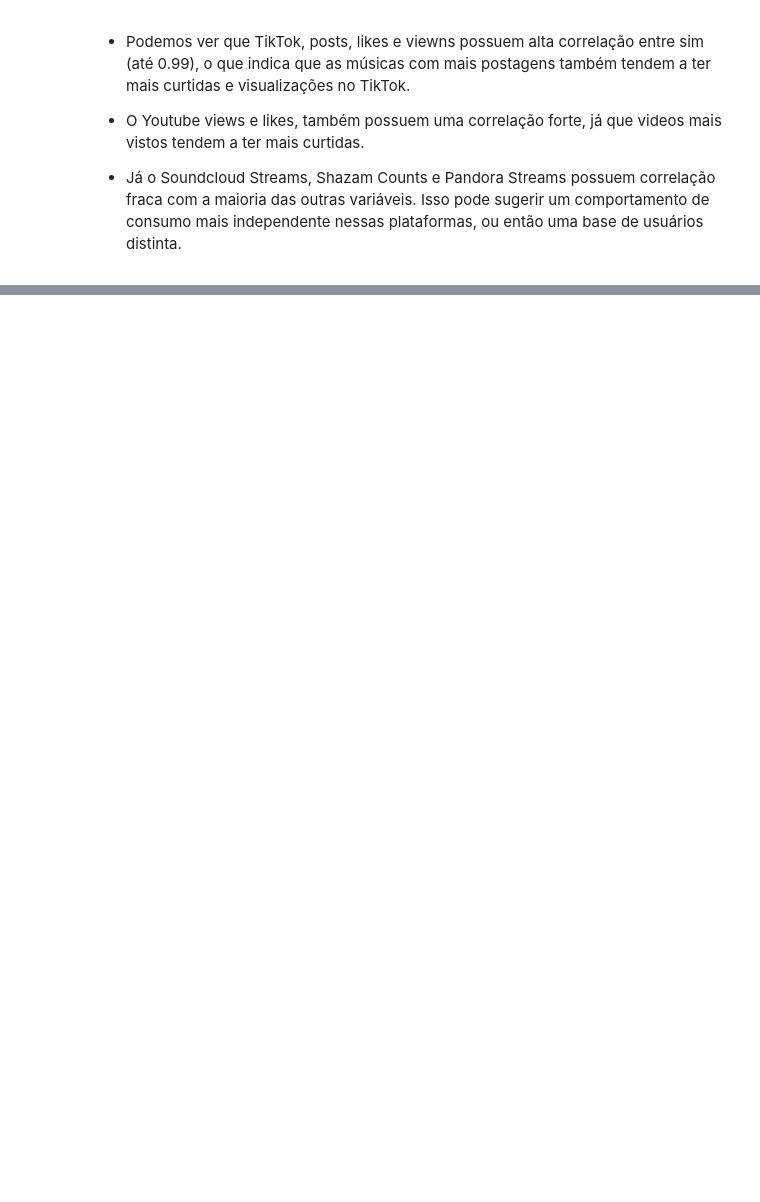
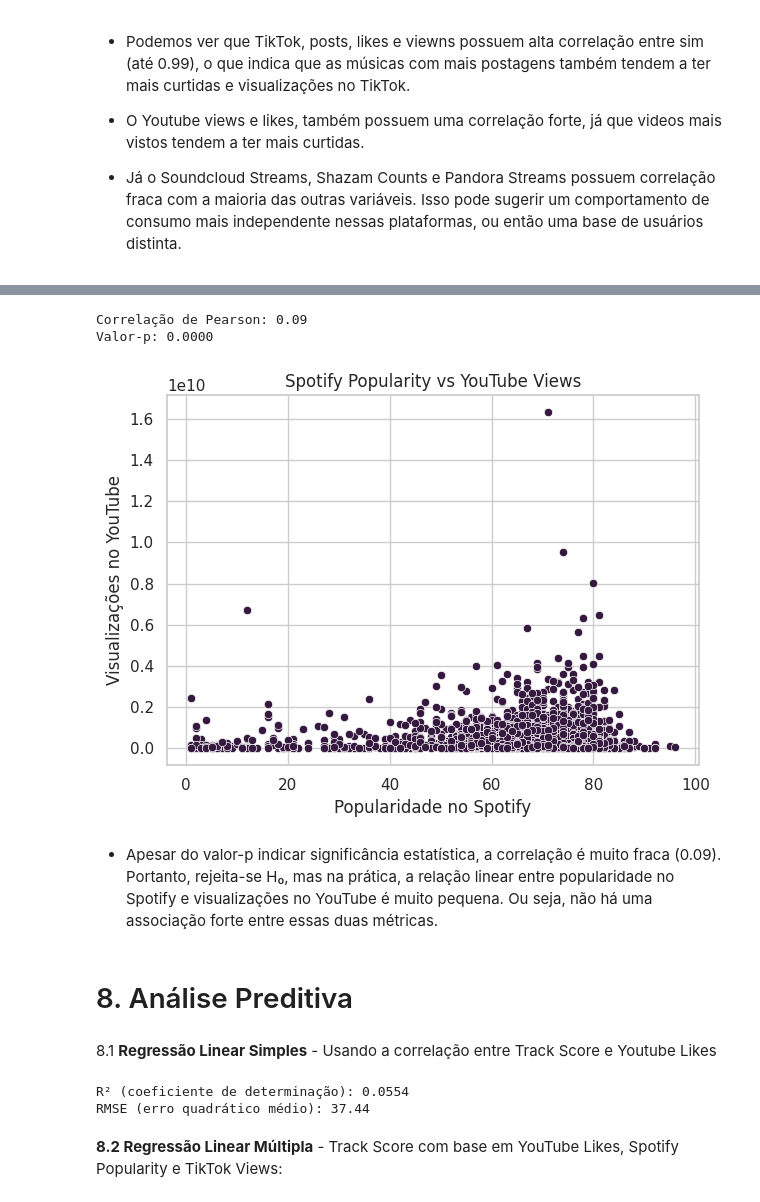
Before and after one commit to Hamashyach/AnaliseDados_projeto1, a Jupyter notebook: ProjetoMusicas.ipynb, the cells around one changed output, grey strips where cells are left out. Saved outputs shown, nothing was run; the diff lists cells and outputs as text; code cells hidden in the pictures; blank space fills up the shorter version.

```diff
--- a/ProjetoMusicas.ipynb
+++ b/ProjetoMusicas.ipynb
@@ -531,0 +613,57 @@ plt.tight_layout()
+# %%
+# Seleciona as variáveis
+x = df_limpo['Spotify Popularity']
+y = df_limpo['YouTube Views']
+
+# Remove nulos
+df_corr3 = df_limpo[['Spotify Popularity', 'YouTube Views']].dropna()
+
+# Correlação de Pearson
+corr3, p_valor3 = pearsonr(df_corr3['Spotify Popularity'], df_corr3['YouTube Views'])
+
+print(f"Correlação de Pearson: {corr3:.2f}")
+print(f"Valor-p: {p_valor3:.4f}")
+
+# Gráfico de dispersão
+sns.scatterplot(data=df_corr3, x='Spotify Popularity', y='YouTube Views')
+plt.title('Spotify Popularity vs YouTube Views')
+plt.xlabel('Popularidade no Spotify')
+plt.ylabel('Visualizações no YouTube')
+plt.tight_layout()
+plt.show()
+# %% [output]
+Correlação de Pearson: 0.09
+Valor-p: 0.0000
+[figure, added]
+# %% [markdown]
+* Apesar do valor-p indicar significância estatística, a correlação é muito fraca (0.09). Portanto, rejeita-se H₀, mas na prática, a relação linear entre popularidade no Spotify e visualizações no YouTube é muito pequena. Ou seja, não há uma associação forte entre essas duas métricas.
+# %% [markdown]
+# 8. Análise Preditiva
+# %% [markdown]
+8.1 **Regressão Linear Simples** - Usando a correlação entre Track Score e Youtube Likes
+# %%
+# Seleção de variáveis
+df_rls = df_limpo[['YouTube Likes', 'Track Score']].dropna()
+
+# Variável independente (X) e dependente (y)
+X = df_rls[['YouTube Likes']]
+y = df_rls['Track Score']
+
+# Modelo de regressão linear simples
+modelo_simples = LinearRegression()
+modelo_simples.fit(X, y)
+
+# Previsões
+y_pred = modelo_simples.predict(X)
+
+# Métricas
+r2_simples = r2_score(y, y_pred)
+rmse_simples = np.sqrt(mean_squared_error(y, y_pred))
+
+print(f"R² (coeficiente de determinação): {r2_simples:.4f}")
+print(f"RMSE (erro quadrático médio): {rmse_simples:.2f}")
+# %% [output]
+R² (coeficiente de determinação): 0.0554
+RMSE (erro quadrático médio): 37.44
+# %% [markdown]
+**8.2 Regressão Linear Múltipla** - Track Score com base em YouTube Likes, Spotify Popularity e TikTok Views:
```
Also changed, not shown: parts of 17 cells of this notebook.
